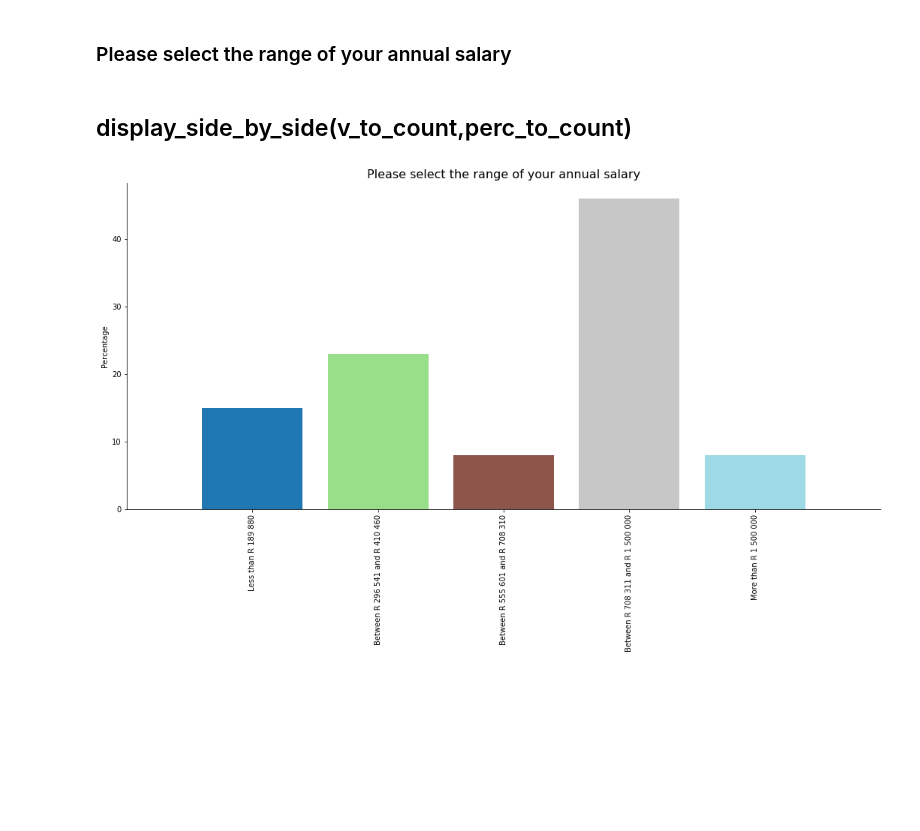
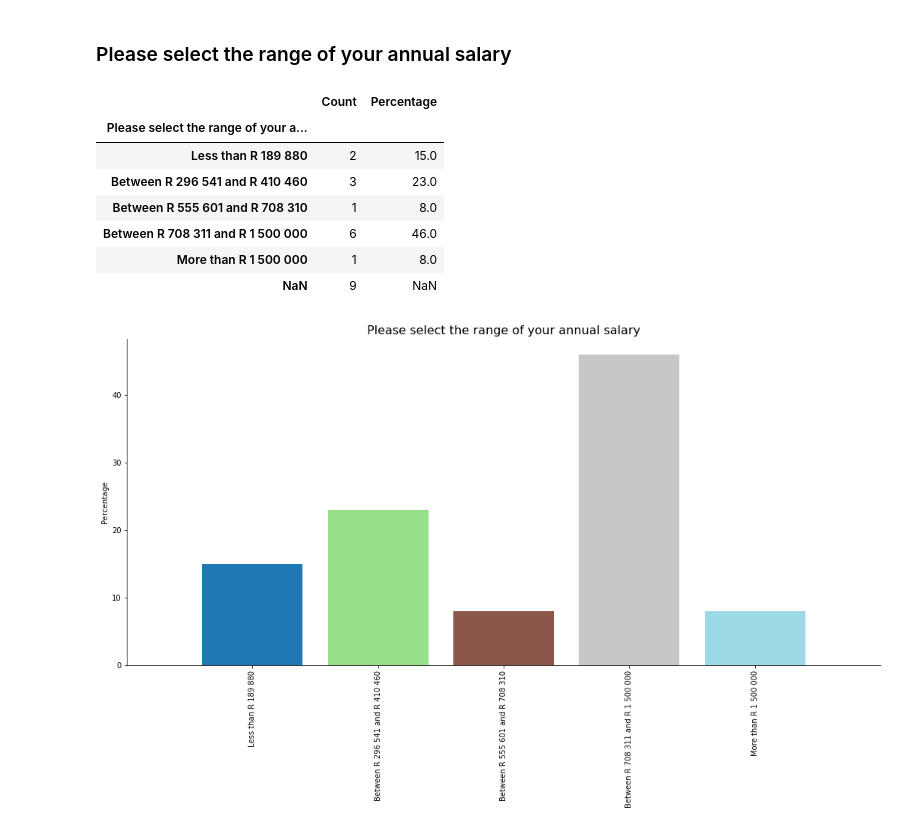
Before and after one commit to softwaresaved/international-survey, a Jupyter notebook: analysis/results_zaf_2017_narrative.ipynb, the cells around one changed output. Drawn from its saved outputs; the diff is of its cells as text; code cells hidden in the pictures; blank space fills up the shorter version.

```diff
--- a/analysis/results_zaf_2017_narrative.ipynb
+++ b/analysis/results_zaf_2017_narrative.ipynb
@@ -180,8 +181,17 @@ Almost half of the RSE in South Africa earn *Between R 708 311 and R 1 500 000*
 v_to_count, filename  = get_count(df, ['socio4. Please select the range of your annual salary'], "one choice", "./../survey_creation/2017/zaf/listAnswers/salary.csv", "True", "./2017/zaf/output/")
 # %%
 perc_to_count = get_percentage(v_to_count, filename)
-# %% [markdown]
-## display_side_by_side(v_to_count,perc_to_count)
+# %%
+display_side_by_side(v_to_count,perc_to_count)
+# %% [output]
+|  | Count | Percentage |
+| Please select the range of your a... |  |  |
+| Less than R 189 880 | 2 | 15.0 |
+| Between R 296 541 and R 410 460 | 3 | 23.0 |
+| Between R 555 601 and R 708 310 | 1 | 8.0 |
+| Between R 708 311 and R 1 500 000 | 6 | 46.0 |
+| More than R 1 500 000 | 1 | 8.0 |
+| NaN | 9 | NaN |
 # %%
 _ = get_plot(perc_to_count, "one choice")
 # %% [output]
```
Also changed, not shown: parts of 41 cells of this notebook, 49 other files.
